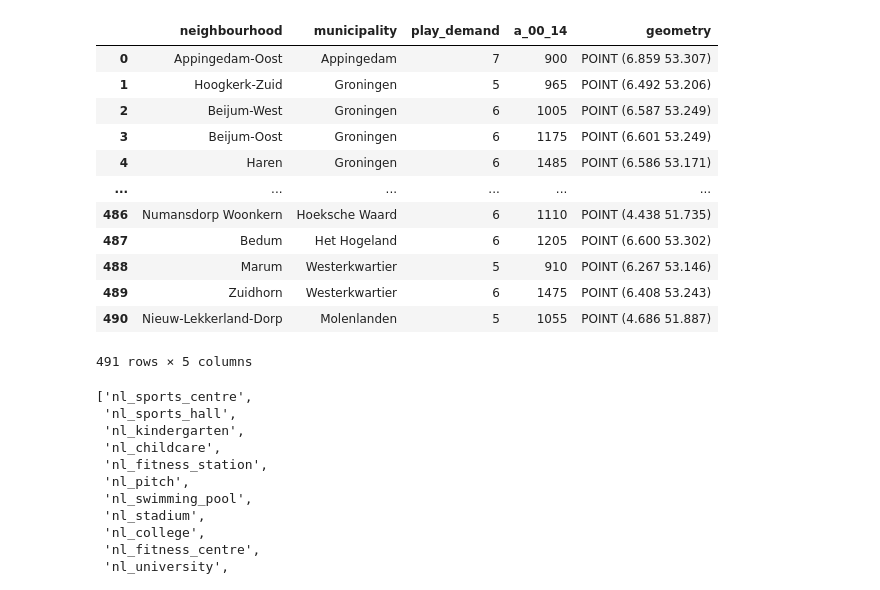
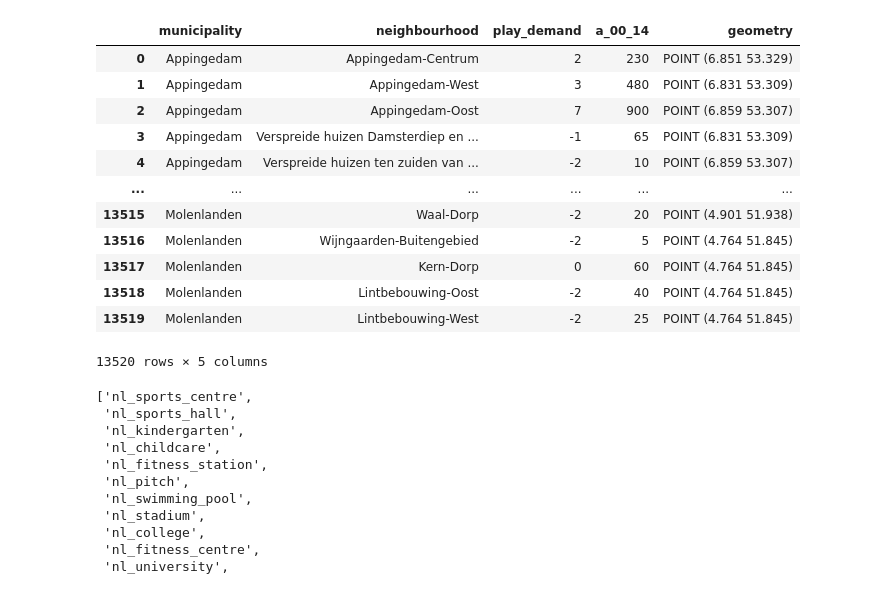
Before and after one commit to Fhashemi91/DEiA-2, a Jupyter notebook: neighborhood_facilities.ipynb, the cells around one changed output. Saved outputs shown, nothing was run; the diff lists cells and outputs as text; code cells hidden in the pictures.

```diff
--- a/neighborhood_facilities.ipynb
+++ b/neighborhood_facilities.ipynb
@@ -9,25 +9,25 @@ facilities = gpd.GeoDataFrame(
     facilities, geometry=gpd.points_from_xy(facilities['lon'], facilities['lat'], crs=CRS)
 ).drop(columns=['lat', 'lon'])
 # %%
-neighborhoods = pd.read_csv('output_list.csv')
+neighborhoods = pd.read_csv('neighbourhood_to_coordinate.csv')
 neighborhoods = gpd.GeoDataFrame(
     neighborhoods, geometry=gpd.points_from_xy(neighborhoods['longitude'], neighborhoods['latitude']), crs=CRS
 ).drop(columns=['latitude', 'longitude'])
 neighborhoods
 # %% [output]
-|  | neighbourhood | municipality | play_demand | a_00_14 | geometry |
-| 0 | Appingedam-Oost | Appingedam | 7 | 900 | POINT (6.859 53.307) |
-| 1 | Hoogkerk-Zuid | Groningen | 5 | 965 | POINT (6.492 53.206) |
-| 2 | Beijum-West | Groningen | 6 | 1005 | POINT (6.587 53.249) |
-| 3 | Beijum-Oost | Groningen | 6 | 1175 | POINT (6.601 53.249) |
-| 4 | Haren | Groningen | 6 | 1485 | POINT (6.586 53.171) |
+|  | municipality | neighbourhood | play_demand | a_00_14 | geometry |
+| 0 | Appingedam | Appingedam-Centrum | 2 | 230 | POINT (6.851 53.329) |
+| 1 | Appingedam | Appingedam-West | 3 | 480 | POINT (6.831 53.309) |
+| 2 | Appingedam | Appingedam-Oost | 7 | 900 | POINT (6.859 53.307) |
+| 3 | Appingedam | Verspreide huizen Damsterdiep en ... | -1 | 65 | POINT (6.831 53.309) |
+| 4 | Appingedam | Verspreide huizen ten zuiden van ... | -2 | 10 | POINT (6.859 53.307) |
 | ... | ... | ... | ... | ... | ... |
-| 486 | Numansdorp Woonkern | Hoeksche Waard | 6 | 1110 | POINT (4.438 51.735) |
-| 487 | Bedum | Het Hogeland | 6 | 1205 | POINT (6.600 53.302) |
-| 488 | Marum | Westerkwartier | 5 | 910 | POINT (6.267 53.146) |
-| 489 | Zuidhorn | Westerkwartier | 6 | 1475 | POINT (6.408 53.243) |
-| 490 | Nieuw-Lekkerland-Dorp | Molenlanden | 5 | 1055 | POINT (4.686 51.887) |
+| 13515 | Molenlanden | Waal-Dorp | -2 | 20 | POINT (4.901 51.938) |
+| 13516 | Molenlanden | Wijngaarden-Buitengebied | -2 | 5 | POINT (4.764 51.845) |
+| 13517 | Molenlanden | Kern-Dorp | 0 | 60 | POINT (4.764 51.845) |
+| 13518 | Molenlanden | Lintbebouwing-Oost | -2 | 40 | POINT (4.764 51.845) |
+| 13519 | Molenlanden | Lintbebouwing-West | -2 | 25 | POINT (4.764 51.845) |
-491 rows × 5 columns
+13520 rows × 5 columns
 # %%
 def join_nearest_type(type_):
     return gpd.sjoin_nearest(neighborhoods, facilities.loc[facilities['type'] == type_], distance_col='distance')
```
Also changed, not shown: parts of 7 cells of this notebook, 2 other files.
